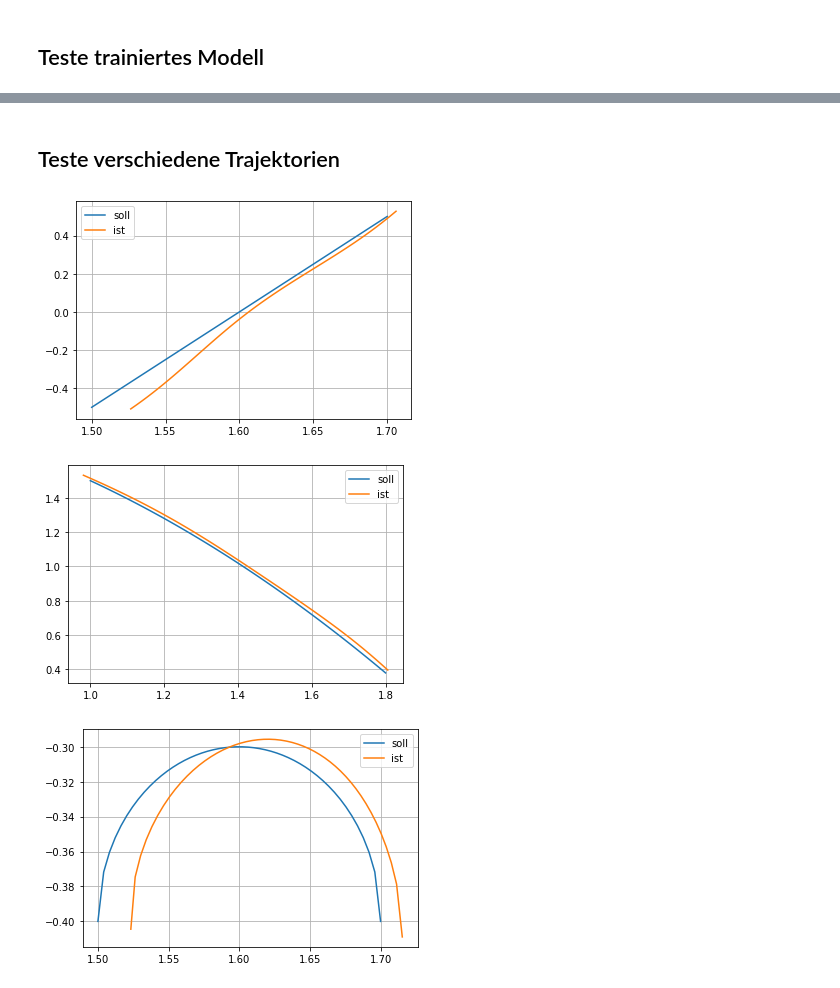
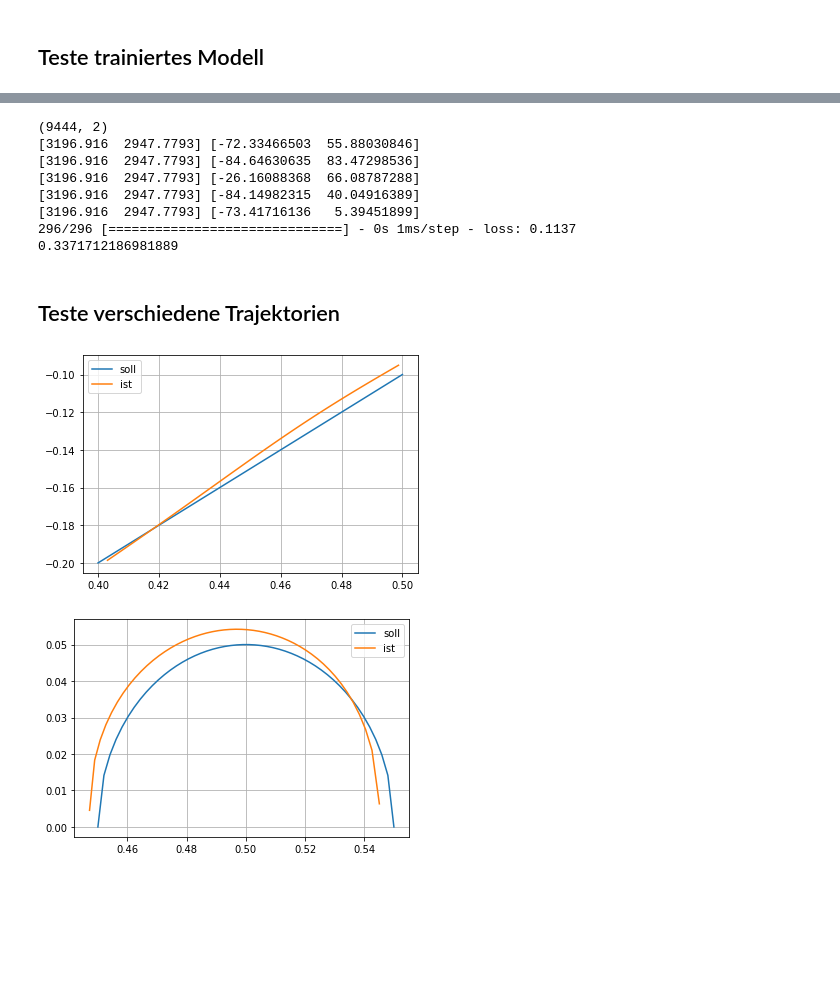
Before and after one commit to dnhshl/cc-ai, a Jupyter notebook: simpleRobot.ipynb, the cells around one changed output, grey strips where cells are left out. Drawn from its saved outputs; the diff is of its cells as text; code cells hidden in the pictures; blank space fills up the shorter version.

```diff
--- a/simpleRobot.ipynb
+++ b/simpleRobot.ipynb
@@ -129,12 +129,12 @@ Testen Sie auch verschiedene [Optimizer](https://keras.io/api/optimizers/) .
 # %%
 # Netzwerkparameter
 
-layer1size = 100
-layer2size = 100
+layer1size = 30
+layer2size = 20
 
 # Trainingsparameter
 
 myoptimizer = optimizers.Adam
-learning_rate = 0.01
-batch_size = 32
+learning_rate = 0.001
+batch_size = 50
 epochs = 10
@@ -143,12 +236,13 @@ epochs = 10
 # %%
 def build_and_compile_model():
   model = keras.Sequential([
-      layers.Dense(layer1size, input_shape=[2,], activation='tanh'),
-      layers.Dense(layer2size, activation='tanh'),
-      layers.Dense(2)     ## output
+      layers.Dense(layer1size, input_shape=[2,], activation='tanh', kernel_initializer='he_uniform'),
+      layers.Dense(layer2size, activation='tanh',  kernel_initializer='he_uniform'),
+      #layers.Dense(layer2size, activation='relu',  kernel_initializer='he_uniform'),
+      layers.Dense(2, kernel_initializer='he_uniform')     ## output
   ])
 
-  model.compile(loss='mean_squared_error',
+  model.compile(loss=custom_loss,
                 optimizer=myoptimizer(learning_rate=0.01))
   return model
 # %%
@@ -188,6 +283,6 @@ Nutze 20% der Testdaten als Validierungsdatensatz
 
 
 history = mymodel.fit(din, dout,
-          batch_size=batch_size, epochs=epochs,
+          batch_size=4, epochs=1,
           validation_split = 0.2)
 # %% [output]
@@ -251,41 +322,66 @@ for i in range(10):
+# %%
+testdatasize = 10000
+
+(testdata_in, testdata_out) = gen_data(testdatasize)
+
+print(testdata_in.shape)
+
+predictions = mymodel.predict(testdata_in)
+
+somedata = np.random.choice(predictions.shape[0], 5)
+
+for d in somedata:
+  print(predictions[d]*180/np.pi, testdata_out[d]*180/np.pi)
+
+error = mymodel.evaluate(testdata_in, testdata_out, verbose=1)
+print(np.sqrt(error))
+# %% [output]
+(9444, 2)
+[3196.916  2947.7793] [-72.33466503  55.88030846]
+[3196.916  2947.7793] [-84.64630635  83.47298536]
+[3196.916  2947.7793] [-26.16088368  66.08787288]
+[3196.916  2947.7793] [-84.14982315  40.04916389]
+[3196.916  2947.7793] [-73.41716136   5.39451899]
+296/296 [==============================] - 0s 1ms/step - loss: 0.1137
+0.3371712186981889
 # %% [markdown]
 ## Teste verschiedene Trajektorien
 # %%
 # Gerade
-xtest1 = np.linspace(1.5,1.7)
-ytest1 = 1/0.2*(xtest-1.5) -0.5
+
+xtest1 = np.linspace(0.4,0.5)
+ytest1 = (xtest1-0.4) -0.2
 
 # Parabel
-xtest2 = np.linspace(1, 1.8)
-ytest2 = -0.5*xtest2*xtest2 +2
+#xtest2 = np.linspace(1, 1.8)
+#ytest2 = -0.5*xtest2*xtest2 +2
 
 # Kreisbogen
-xtest3 = np.linspace(-0.1, 0.1)
-ytest3 = np.sqrt(0.1*0.1 - xtest3*xtest3)
-xtest3 = xtest3 + 1.6
-ytest3 = ytest3 - 0.4
+xtest3 = np.linspace(-0.05, 0.05)
+ytest3 = np.sqrt(0.05*0.05 - xtest3*xtest3)
+xtest3 = xtest3 + 0.5
+ytest3 = ytest3
 
 
 def plot_trajectory(x, y):
   plt.figure()
   plt.plot(x,y, label='soll')
   phipred = mymodel.predict(np.vstack((x, y)).T)
 
   # Berechne x und y
   xpred = l1 * np.cos(phipred[:,0]) + l2 * np.cos(phipred.sum(axis=1))
   ypred = l1 * np.sin(phipred[:,0]) + l2 * np.sin(phipred.sum(axis=1))
 
   plt.plot(xpred, ypred, label='ist')
   plt.grid(True)
   plt.legend()
 
 
 plot_trajectory(xtest1, ytest1)
 
-plot_trajectory(xtest2, ytest2)
+#plot_trajectory(xtest2, ytest2)
 
 plot_trajectory(xtest3, ytest3)
 # %% [output]
-[figure, old version]
+[figure, new version]
-[figure, old version]
+[figure, new version]
-[figure, removed]
```
Also changed, not shown: parts of 9 cells of this notebook.
